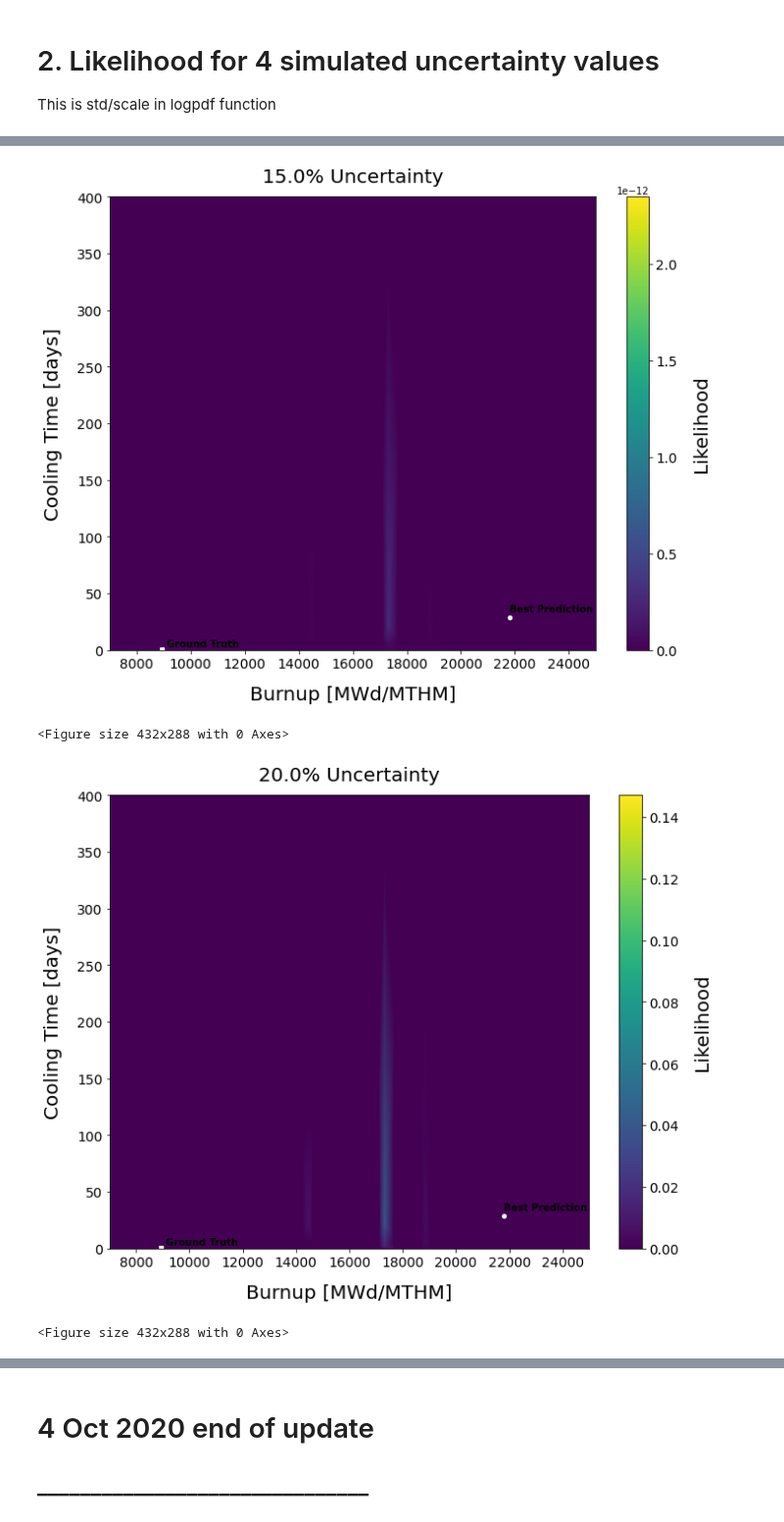
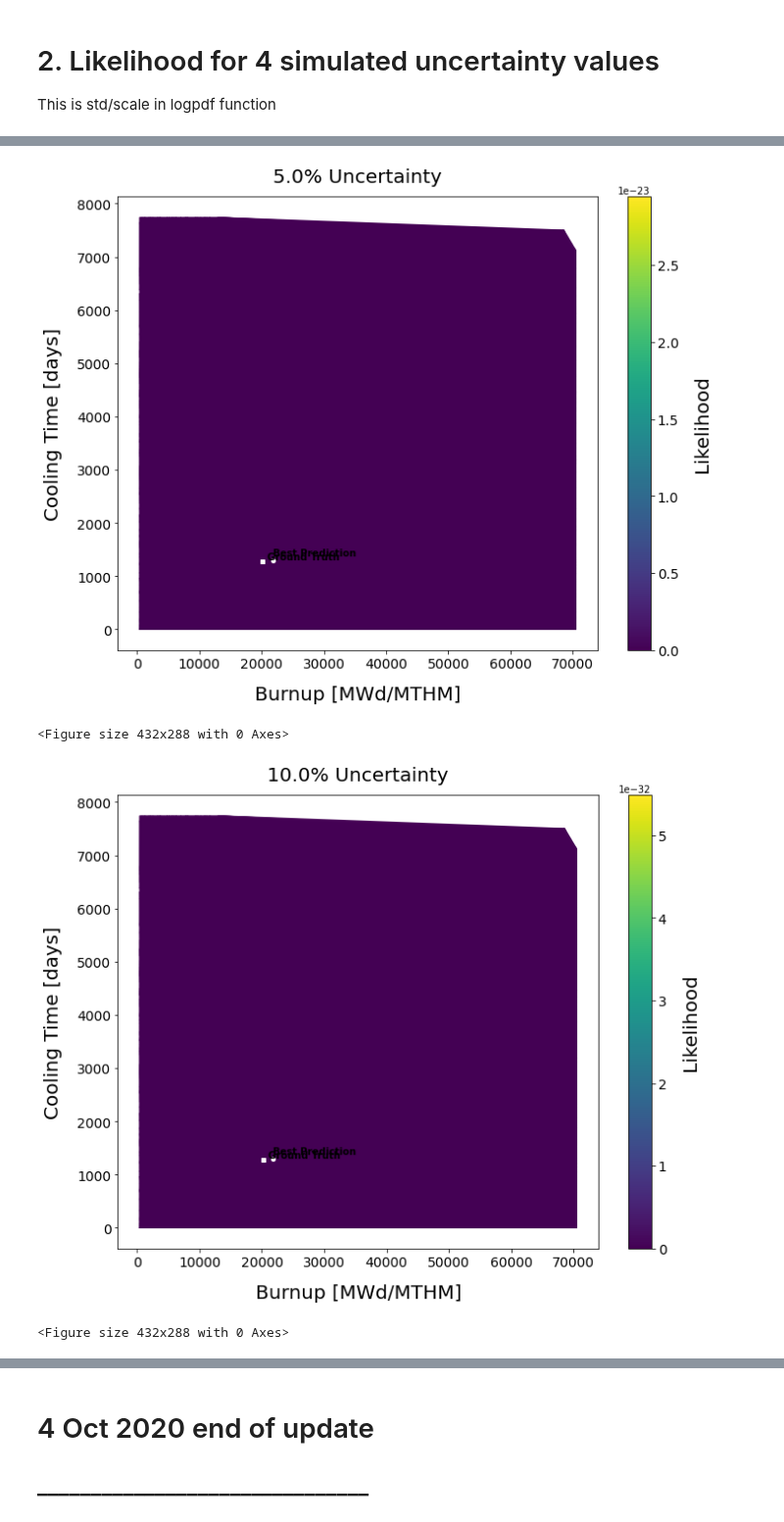
Before and after one commit to opotowsky/like-me-fuel, a Jupyter notebook: jupyter_notebooks/full_likelihood_calcs_train_cases.ipynb, the cells around one changed output, grey strips where cells are left out. Shown at 98% size. Drawn from its saved outputs; the diff is of its cells as text; code cells hidden in the pictures.

Commit message:
more investigation of full ll calcs

```diff
--- a/jupyter_notebooks/full_likelihood_calcs_train_cases.ipynb
+++ b/jupyter_notebooks/full_likelihood_calcs_train_cases.ipynb
@@ -34,19 +34,19 @@ def plotme(g_or_b, XYZ, title, zname, vmin, vmax):
     surf = ax.tripcolor(triang, z, norm=norm, cmap=cm.viridis, shading='gouraud')
     #surf = ax.tricontourf(triang, z, norm=norm, cmap=cm.viridis)
     if g_or_b == 'g':
-        xpr = sims.iloc[0]['pred_Burnup']
-        ypr = sims.iloc[0]['pred_CoolingTime']
-        xtr = sims.iloc[0]['Burnup']
-        ytr = 3000#sims.iloc[0]['CoolingTime']
-        ax.set_xlim(24000, 29000)
-        ax.set_ylim(1750, 4250)
+        xpr = pred_g['pred_Burnup']
+        ypr = pred_g['pred_CoolingTime']
+        xtr = pred_g['Burnup']
+        ytr = pred_g['CoolingTime']
+        #ax.set_xlim(24000, 29000)
+        #ax.set_ylim(1750, 4250)
     else:
-        xpr = sims.iloc[1]['pred_Burnup']
-        ypr = sims.iloc[1]['pred_CoolingTime']
-        xtr = sims.iloc[1]['Burnup']
-        ytr = 1#sims.iloc[1]['CoolingTime']
-        ax.set_xlim(7000, 25000)
-        ax.set_ylim(0, 400)
+        xpr = pred_b['pred_Burnup']
+        ypr = pred_b['pred_CoolingTime']
+        xtr = pred_b['Burnup']
+        ytr = pred_b['CoolingTime']
+        #ax.set_xlim(7000, 25000)
+        #ax.set_ylim(0, 400)
     plt.plot([xpr], [ypr], marker='o', markersize=4, color="white")
     ax.annotate('Best Prediction', (xpr, ypr), weight='bold', xytext=(0, 5), textcoords='offset points')
     plt.plot([xtr], [ytr], marker='s', markersize=4, color="white")
@@ -85,7 +85,7 @@ b
 lbls = ['ReactorType', 'CoolingTime', 'Enrichment', 'Burnup', 'OrigenReactor']
 nonlbls = ['AvgPowerDensity', 'ModDensity', 'UiWeight']
 # %%
-results = '~/sims_n_results/simupdates_aug2020/full_ll_train/'
+results = '~/sims_n_results/simupdates_aug2020/full_ll/'
 
 uncs = [0.05, 0.1, 0.15, 0.2]
 job_dirs = ['Job' + str(i) + '_unc' + str(unc) for i, unc in enumerate(uncs)]
@@ -93,8 +93,8 @@ ll = {}
 for i, unc_job in enumerate(job_dirs):
     csv = unc_job + '/' + unc_job + '.csv'
     if i == 0:
-        ll['good'] = pd.read_csv(results + 'sfco_good/' + csv).drop(columns=['Unnamed: 0', 'Unnamed: 0.1']).rename(columns={'LL':'LLunc'+str(uncs[i])})
-        ll['bad'] = pd.read_csv(results + 'sfco_bad/' + csv).drop(columns=['Unnamed: 0', 'Unnamed: 0.1']).rename(columns={'LL':'LLunc'+str(uncs[i])})
+        ll['good'] = pd.read_csv(results + 'train_good/' + csv).drop(columns=['Unnamed: 0', 'Unnamed: 0.1']).rename(columns={'LL':'LLunc'+str(uncs[i])})
+        ll['bad'] = pd.read_csv(results + 'train_bad/' + csv).drop(columns=['Unnamed: 0', 'Unnamed: 0.1']).rename(columns={'LL':'LLunc'+str(uncs[i])})
     else:
-        ll['good']['LLunc'+str(uncs[i])] = pd.read_csv(results + 'sfco_good/' + csv)['LL']
-        ll['bad']['LLunc'+str(uncs[i])] = pd.read_csv(results + 'sfco_bad/' + csv)['LL']
+        ll['good']['LLunc'+str(uncs[i])] = pd.read_csv(results + 'train_good/' + csv)['LL']
+        ll['bad']['LLunc'+str(uncs[i])] = pd.read_csv(results + 'train_bad/' + csv)['LL']
@@ -130,5 +141,5 @@ stat_bad = getstats(ll['bad'])
 # %%
-for i, unc in enumerate(uncs[2:4]):
+for i, unc in enumerate(uncs[0:4]):
     zname = 'LLunc'+str(unc)
     title = str(unc*100) + '% Uncertainty'
     vmin = 0
@@ -142,12 +157,12 @@ for i, unc in enumerate(uncs[2:4]):
 # %%
-for i, unc in enumerate(uncs[2:4]):
+for i, unc in enumerate(uncs[0:4]):
     zname = 'LLunc'+str(unc)
     title = str(unc*100) + '% Uncertainty'
     vmin = 0#stat_bad['unc' + str(unc)].mean
     vmax = stat_bad['unc' + str(unc)].minmax[1]
     plotme('b', ll['bad'][['Burnup', 'CoolingTime', zname]], title, zname, vmin, vmax)
 # %% [output]
-[figure, old version]
+[figure, new version]
 <Figure size 432x288 with 0 Axes>
-[figure, old version]
+[figure, new version]
 <Figure size 432x288 with 0 Axes>
```
Also changed, not shown: parts of 9 cells of this notebook, 5 other files.
